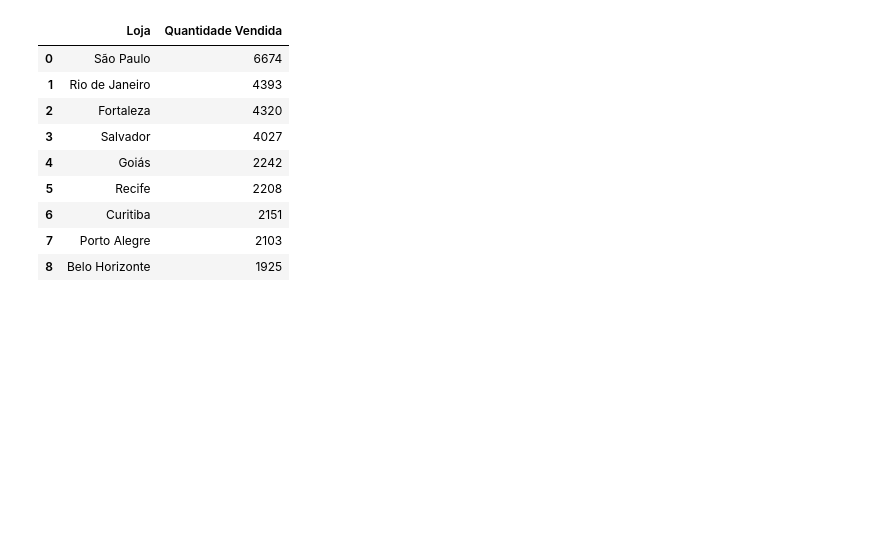
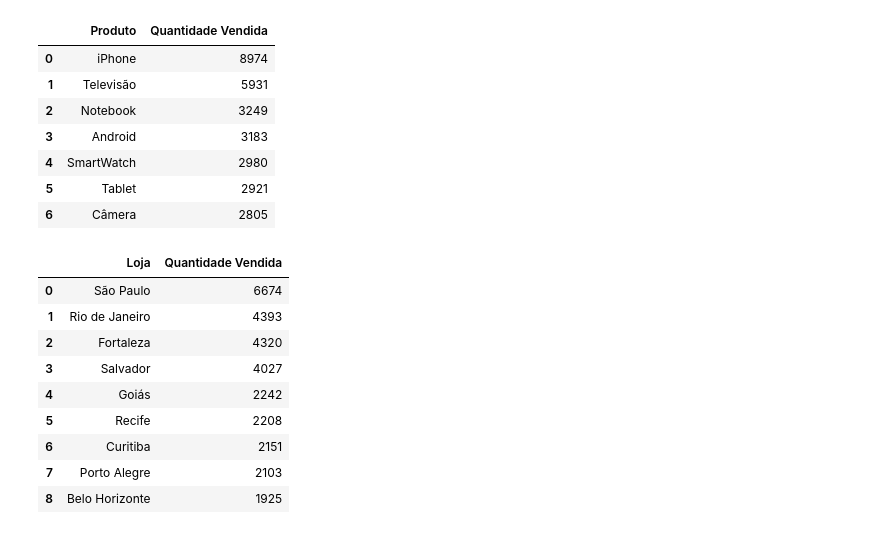
Before and after one commit to VictorSayoan/Analise-De-Dados-E-Automacao-De-Processos, a Jupyter notebook: Projeto_Atualizado_01_Indicadores_de_vendas_e_devoluções/Analise_Vendas.ipynb, the cells around one changed output. Saved outputs shown, nothing was run; the diff lists cells and outputs as text; code cells hidden in the pictures; blank space fills up the shorter version.

```diff
--- a/Projeto_Atualizado_01_Indicadores_de_vendas_e_devoluções/Analise_Vendas.ipynb
+++ b/Projeto_Atualizado_01_Indicadores_de_vendas_e_devoluções/Analise_Vendas.ipynb
@@ -21,14 +21,24 @@ dados_combinados_vendas.to_csv('dados_combinados.csv', index=False)
 # %%
 # Produtos mais vendidos:
 
 Produtos_mais_vendidos=dados_combinados_vendas.groupby('Produto').sum()
-Produtos_mais_vendidos=Produtos_mais_vendidos[['Quantidade Vendida']].sort_values(by='Quantidade Vendida', ascending=False)
-Produtos_mais_vendidos
+Produtos_mais_vendidos=Produtos_mais_vendidos[['Quantidade Vendida']].sort_values(by='Quantidade Vendida', ascending=False).reset_index()
 
 fig1 = px.bar(Produtos_mais_vendidos, x=Produtos_mais_vendidos.index, y='Quantidade Vendida',
               hover_data=['Quantidade Vendida', Produtos_mais_vendidos.index], color='Quantidade Vendida',
               labels={'Quantidade Vendida':'Quantidade Vendida'}, height=400)
 fig1.show()
+
+Produtos_mais_vendidos
+# %% [output]
+|  | Produto | Quantidade Vendida |
+| 0 | iPhone | 8974 |
+| 1 | Televisão | 5931 |
+| 2 | Notebook | 3249 |
+| 3 | Android | 3183 |
+| 4 | SmartWatch | 2980 |
+| 5 | Tablet | 2921 |
+| 6 | Câmera | 2805 |
 # %%
 # Loja que mais vendeu (Em quantidade de produtos):
 
```
Also changed, not shown: parts of 1 cell of this notebook, 1 other file.
